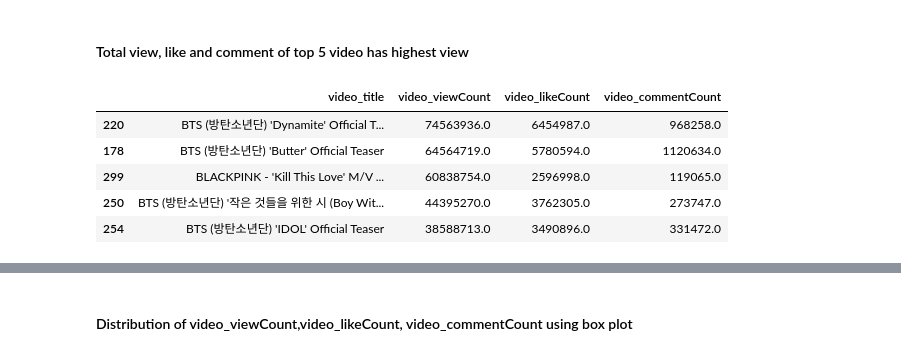
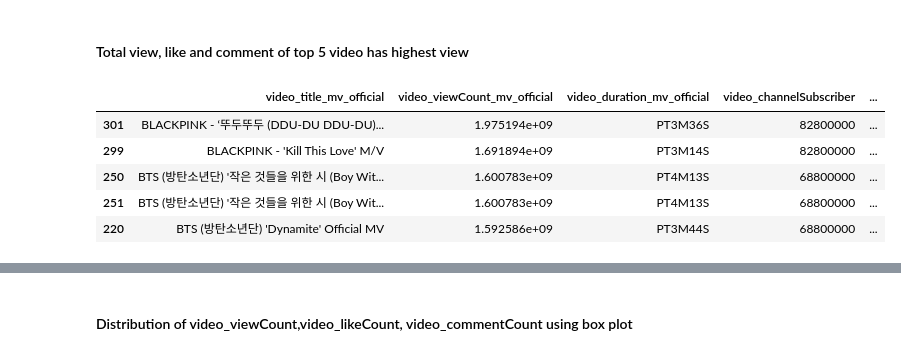
Before and after one commit to minh10022001/YoutubeData, a Jupyter notebook: plot.ipynb, the cells around one changed output, grey strips where cells are left out. Drawn from its saved outputs; the diff is of its cells as text; code cells hidden in the pictures.

```diff
--- a/plot.ipynb
+++ b/plot.ipynb
@@ -123,16 +123,17 @@ https://gist.github.com/mwaskom/de44147ed2974457ad6372750bbe5751
 # %% [markdown]
 #### Total view, like and comment of top 5 video has highest view
 # %%
-df_view = df[['video_title','video_viewCount','video_likeCount','video_commentCount']]
-df_view = df_view.sort_values(by='video_viewCount', ascending=False).head(5)
+df_view = df[['video_title_mv_official','video_viewCount_mv_official','video_duration_mv_official','video_channelSubscriber','video_viewCount']]
+# df_view = df_view['video_title_mv_official'].unique().sort_values(by='video_viewCount_mv_official', ascending=False).head(5)
+df_view = df_view.sort_values(by='video_viewCount_mv_official', ascending=False).drop_duplicates().head(5)
 df_view
 # %% [output]
-|  | video_title | video_viewCount | video_likeCount | video_commentCount |
-| 220 | BTS (방탄소년단) 'Dynamite' Official T... | 74563936.0 | 6454987.0 | 968258.0 |
-| 178 | BTS (방탄소년단) 'Butter' Official Teaser | 64564719.0 | 5780594.0 | 1120634.0 |
-| 299 | BLACKPINK - 'Kill This Love' M/V ... | 60838754.0 | 2596998.0 | 119065.0 |
-| 250 | BTS (방탄소년단) '작은 것들을 위한 시 (Boy Wit... | 44395270.0 | 3762305.0 | 273747.0 |
-| 254 | BTS (방탄소년단) 'IDOL' Official Teaser | 38588713.0 | 3490896.0 | 331472.0 |
+|  | video_title_mv_official | video_viewCount_mv_official | video_duration_mv_official | video_channelSubscriber | ... |
+| 301 | BLACKPINK - ‘뚜두뚜두 (DDU-DU DDU-DU)... | 1.975194e+09 | PT3M36S | 82800000 | ... |
+| 299 | BLACKPINK - 'Kill This Love' M/V | 1.691894e+09 | PT3M14S | 82800000 | ... |
+| 250 | BTS (방탄소년단) '작은 것들을 위한 시 (Boy Wit... | 1.600783e+09 | PT4M13S | 68800000 | ... |
+| 251 | BTS (방탄소년단) '작은 것들을 위한 시 (Boy Wit... | 1.600783e+09 | PT4M13S | 68800000 | ... |
+| 220 | BTS (방탄소년단) 'Dynamite' Official MV | 1.592586e+09 | PT3M44S | 68800000 | ... |
 # %%
 #plot bar chart of top 5 video with highest view count
 sns.set(style="whitegrid")
```
Also changed, not shown: parts of 4 cells of this notebook, 2 other files.
